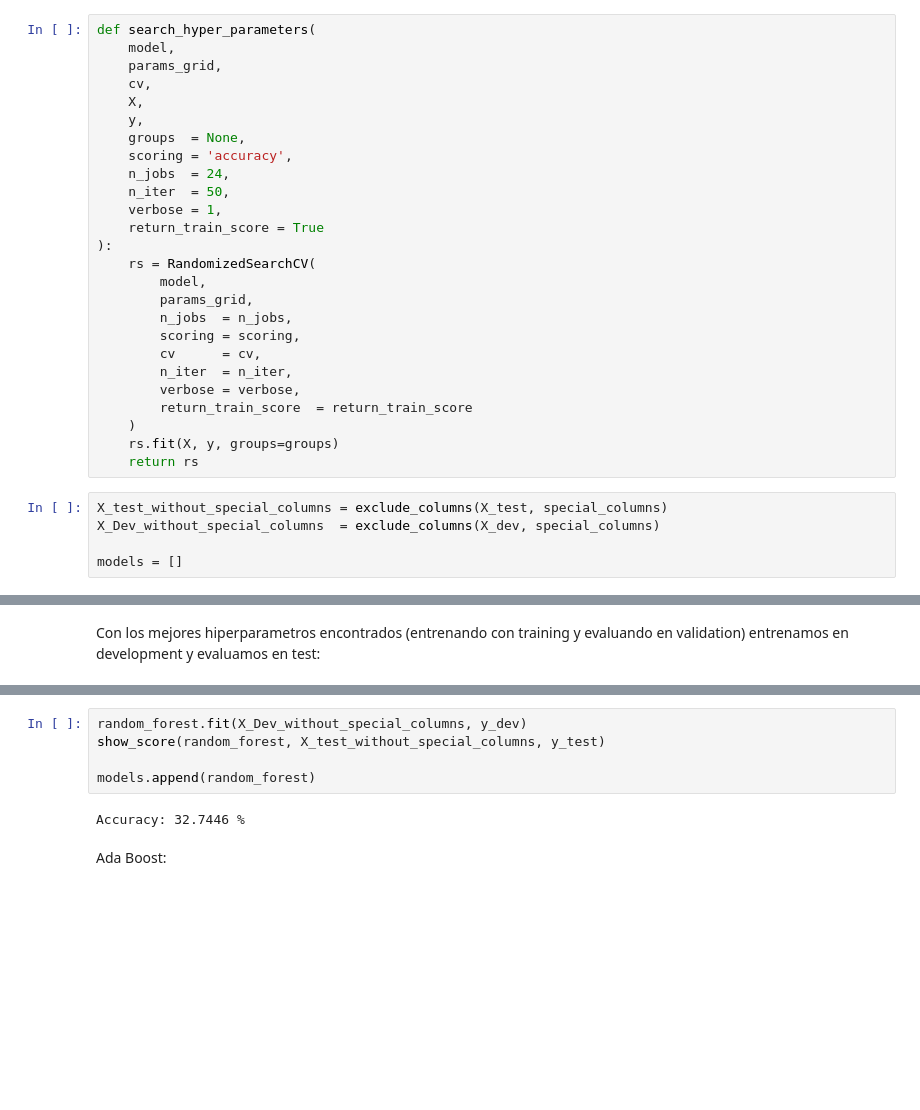
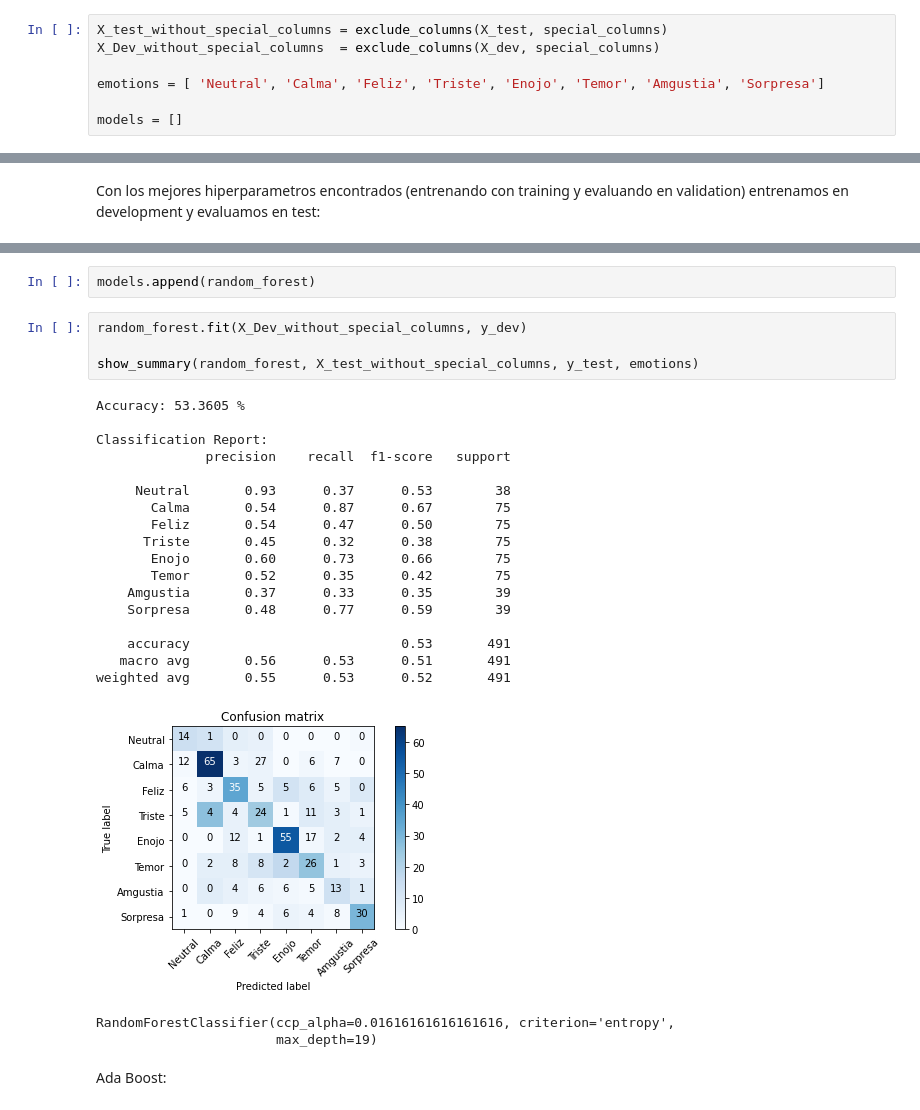
Before and after one commit to magistery-tps/aa-tp2, a Jupyter notebook: notebooks/tp2.ipynb, the cells around one changed output, grey strips where cells are left out. Drawn from its saved outputs; the diff is of its cells as text; blank space fills up the shorter version.

```diff
--- a/notebooks/tp2.ipynb
+++ b/notebooks/tp2.ipynb
@@ -321,35 +339,11 @@ XGBClassifier()
 # %% [markdown]
 #### 3. Realizar la división de datos de la manera que considere más adecuada, teniendo en cuenta el análisis realizado en b), y comparar el desempeño de Random Forests y AdaBoost. Realizar una búsqueda de hiperparámetros para ambos modelos. Para esto, deberá elegirse una métrica de evaluación y justificar la elección. Reportar y analizar la matriz de confusión del mejor modelo, tanto para el caso de audios cantados como hablados.
-# %%
-def search_hyper_parameters(
-    model,
-    params_grid,
-    cv,
-    X,
-    y,
-    groups  = None,
-    scoring = 'accuracy',
-    n_jobs  = 24,
-    n_iter  = 50,
-    verbose = 1,
-    return_train_score = True
-):
-    rs = RandomizedSearchCV(
-        model,
-        params_grid,
-        n_jobs  = n_jobs,
-        scoring = scoring,
-        cv      = cv,
-        n_iter  = n_iter,
-        verbose = verbose,
-        return_train_score  = return_train_score
-    )
-    rs.fit(X, y, groups=groups)
-    return rs
 # %%
 X_test_without_special_columns = exclude_columns(X_test, special_columns)
 X_Dev_without_special_columns  = exclude_columns(X_dev, special_columns)
 
+emotions = [ 'Neutral', 'Calma', 'Feliz', 'Triste', 'Enojo', 'Temor', 'Amgustia', 'Sorpresa']
+
 models = []
 # %% [markdown]
 Random Forest:
@@ -388,10 +383,30 @@ RandomForestClassifier(ccp_alpha=0.01616161616161616, max_depth=4)
+# %%
+models.append(random_forest)
 # %%
 random_forest.fit(X_Dev_without_special_columns, y_dev)
-show_score(random_forest, X_test_without_special_columns, y_test)
 
-models.append(random_forest)
+show_summary(random_forest, X_test_without_special_columns, y_test, emotions)
 # %% [output]
-Accuracy: 32.7446 %
+Accuracy: 53.3605 %
+
+Classification Report:
+              precision    recall  f1-score   support
+
+     Neutral       0.93      0.37      0.53        38
+       Calma       0.54      0.87      0.67        75
+       Feliz       0.54      0.47      0.50        75
+      Triste       0.45      0.32      0.38        75
+       Enojo       0.60      0.73      0.66        75
+       Temor       0.52      0.35      0.42        75
+    Amgustia       0.37      0.33      0.35        39
+    Sorpresa       0.48      0.77      0.59        39
+
+    accuracy                           0.53       491
+   macro avg       0.56      0.53      0.51       491
+weighted avg       0.55      0.53      0.52       491
+[figure, added]
+RandomForestClassifier(ccp_alpha=0.01616161616161616, criterion='entropy',
+                       max_depth=19)
 # %% [markdown]
 Ada Boost:
 # %%
```
Also changed, not shown: parts of 47 cells of this notebook, 7 other files.
